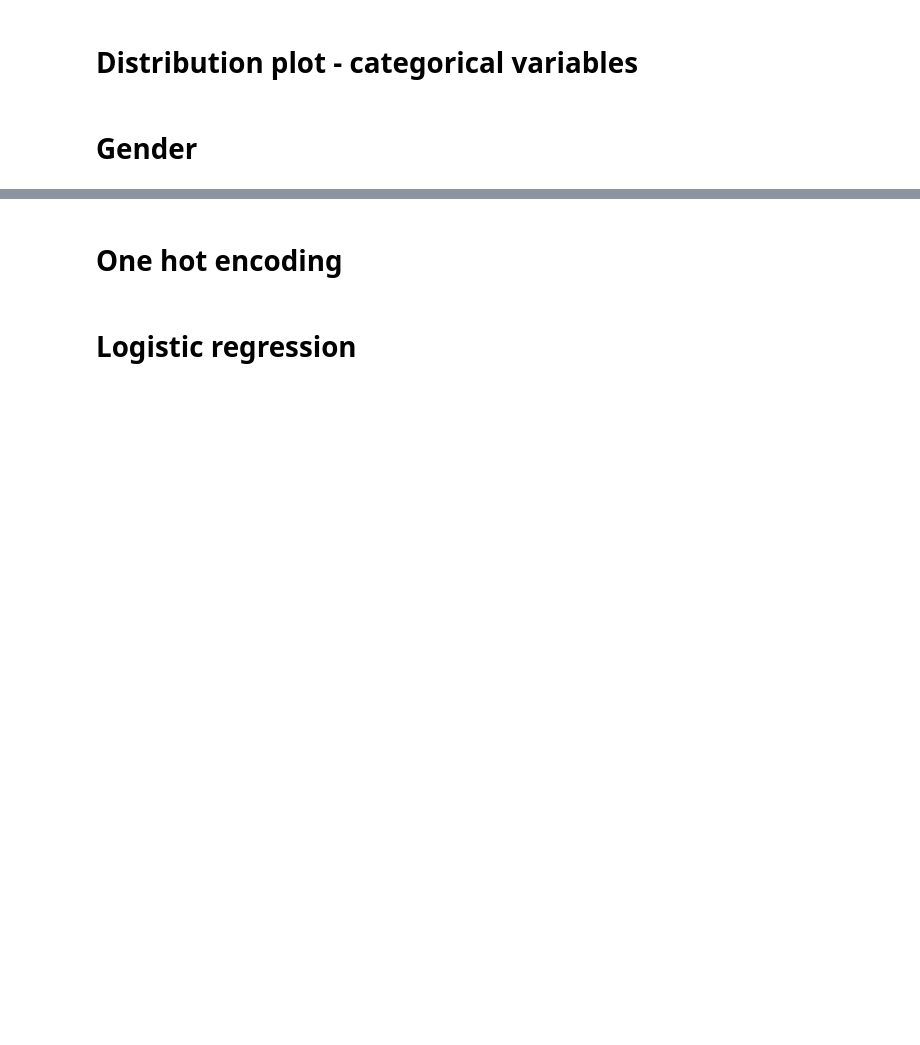
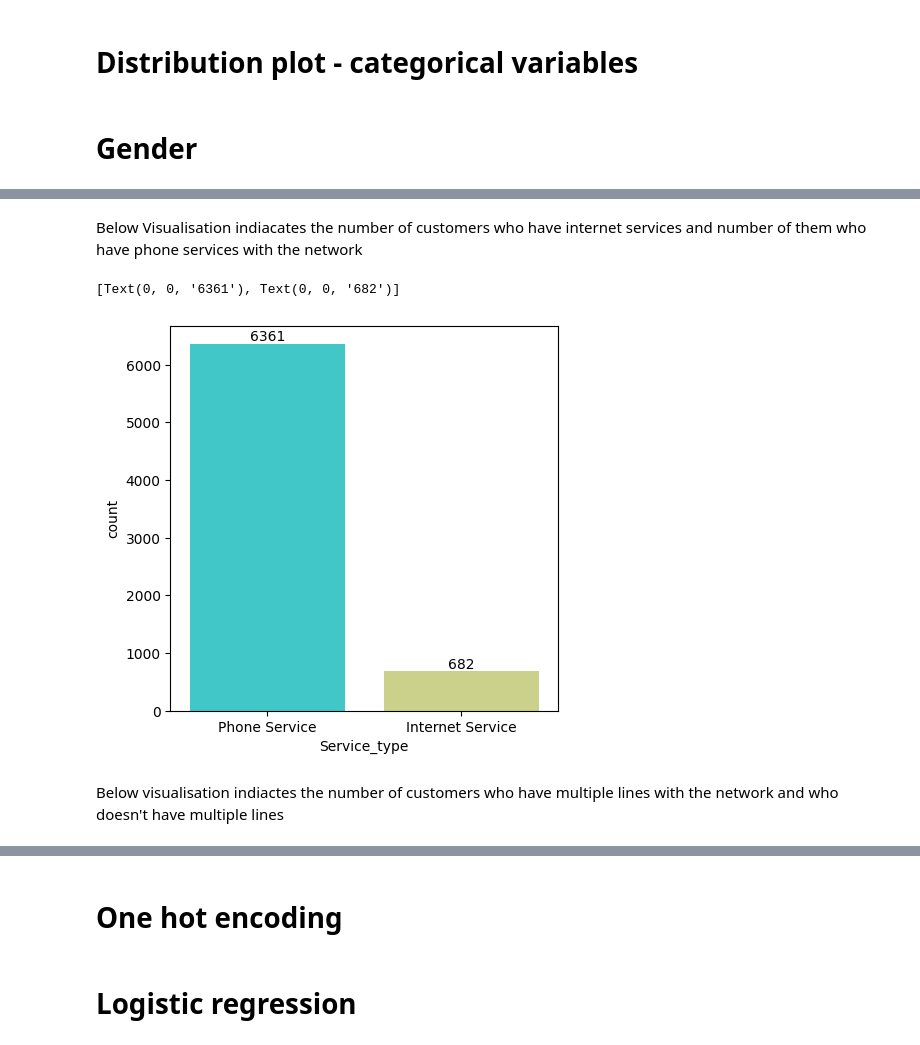
Before and after one commit to oneeyed-yggdrasil/CustomerSatisfaction, a Jupyter notebook: cc_new_01.ipynb, the cells around one changed output, grey strips where cells are left out. Cells and saved outputs as stored; diff of their text form; code cells hidden in the pictures; blank space fills up the shorter version.

```diff
--- a/cc_new_01.ipynb
+++ b/cc_new_01.ipynb
@@ -276,3 +330,18 @@ plt.show()
+# %% [markdown]
+Below Visualisation indiacates the number of customers who have internet services and number of them who have phone services with the network
+# %%
+plt.figure(figsize=(5,5))
+ax = sns.countplot(x=df['Service_type'],
+                   order=df['Service_type'].value_counts(ascending=False).index, palette = 'rainbow');
+
+abs_values = df['Service_type'].value_counts(ascending=False).values
+
+ax.bar_label(container=ax.containers[0], labels=abs_values)
+# %% [output]
+[Text(0, 0, '6361'), Text(0, 0, '682')]
+[figure, added]
+# %% [markdown]
+Below visualisation indiactes the number of customers who have multiple lines with the network and who doesn't have multiple lines
 # %%
 plt.figure(figsize=(5,5))
 ax = sns.countplot(x=df['Multiple_Lines'],
```
Also changed, not shown: parts of 86 cells of this notebook.
